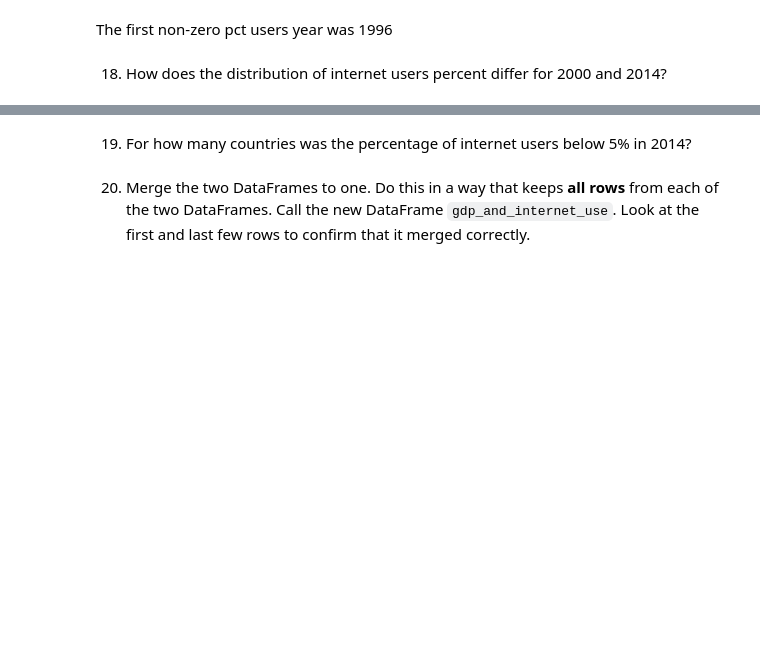
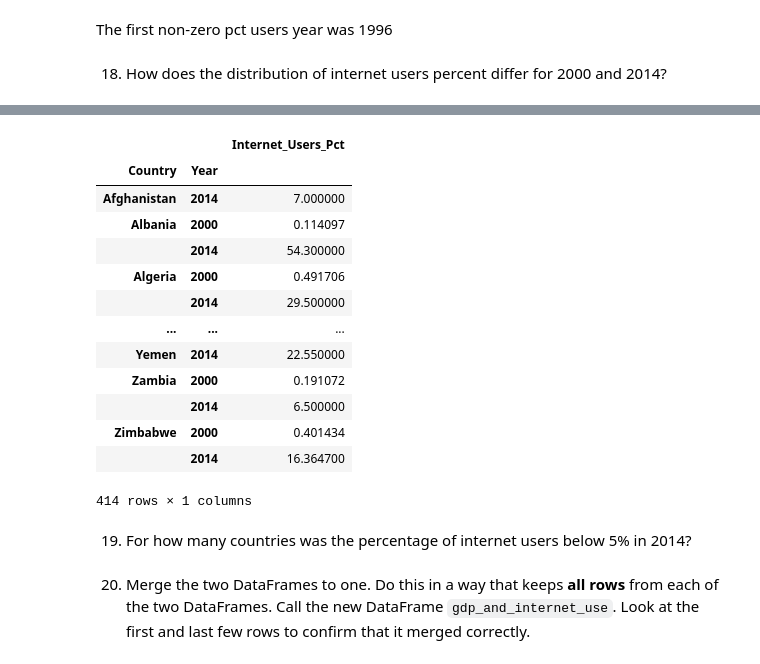
Before and after one commit to NSS-Data-Analytics-Cohort-14/gdp-and-internet-usage-kshaffer93, a Jupyter notebook: notebooks/example.ipynb, the cells around one changed output, grey strips where cells are left out. Saved outputs shown, nothing was run; the diff lists cells and outputs as text; code cells hidden in the pictures; blank space fills up the shorter version.

```diff
--- a/notebooks/example.ipynb
+++ b/notebooks/example.ipynb
@@ -435,0 +496,17 @@ The first non-zero pct users year was 1996
+# %%
+pd.pivot_table(union_df, values="Internet_Users_Pct", index=["Country", "Year"])
+# %% [output]
+|  |  | Internet_Users_Pct |
+| Country | Year |  |
+| Afghanistan | 2014 | 7.000000 |
+| Albania | 2000 | 0.114097 |
+|  | 2014 | 54.300000 |
+| Algeria | 2000 | 0.491706 |
+|  | 2014 | 29.500000 |
+| ... | ... | ... |
+| Yemen | 2014 | 22.550000 |
+| Zambia | 2000 | 0.191072 |
+|  | 2014 | 6.500000 |
+| Zimbabwe | 2000 | 0.401434 |
+|  | 2014 | 16.364700 |
+414 rows × 1 columns
```
Also changed, not shown: parts of 12 cells of this notebook.
